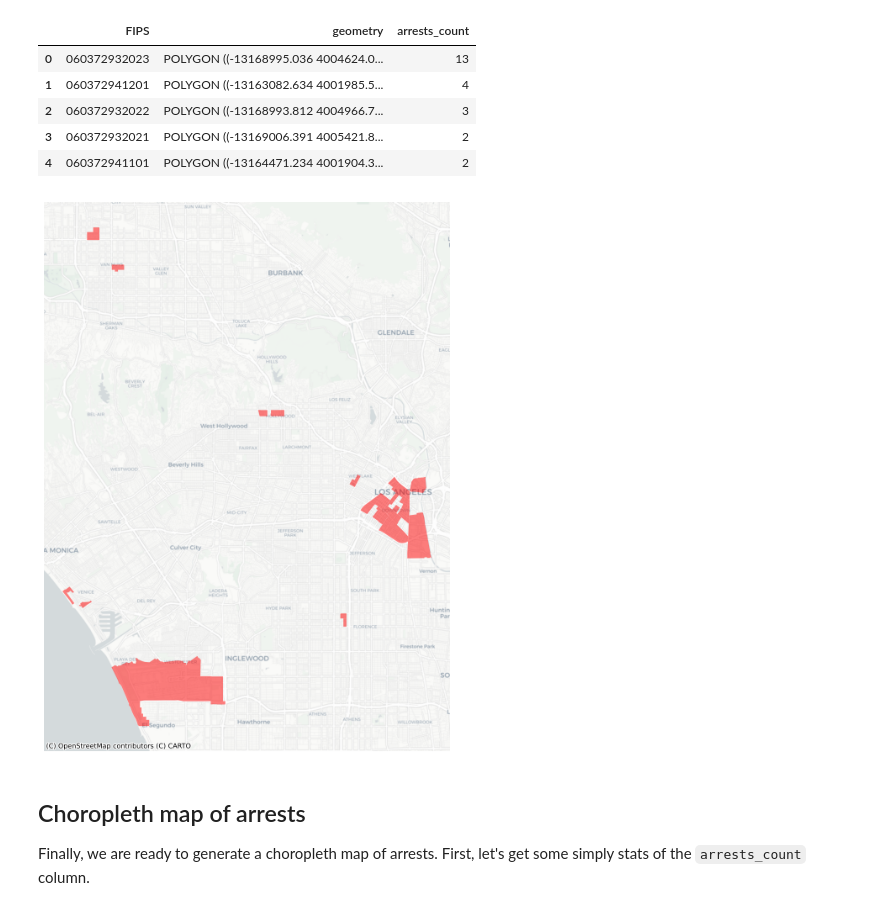
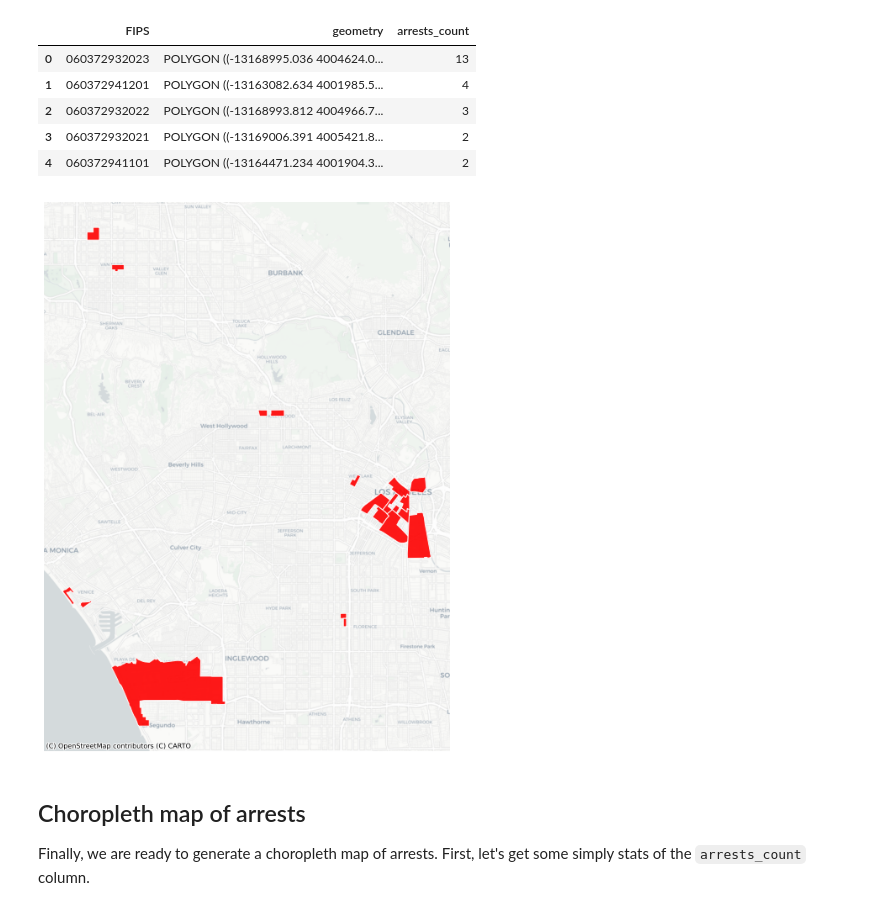
Before and after one commit to yohman/up206a, a Jupyter notebook: Weeks/Week08/Spatial Autocorrelation.ipynb, the cells around one changed output. Cells and saved outputs as stored; diff of their text form; code cells hidden in the pictures.

```diff
--- a/Weeks/Week08/Spatial Autocorrelation.ipynb
+++ b/Weeks/Week08/Spatial Autocorrelation.ipynb
@@ -114,7 +114,7 @@ client = Socrata("data.lacity.org", None)
 
 results = client.get("amvf-fr72",
                      limit=50000,
-                     where = "arst_date between '2020-03-01T00:00:00' and '2020-09-30T00:00:00'",
+                     where = "arst_date between '2020-03-01T00:00:00' and '2020-10-30T00:00:00'",
                      order='arst_date desc')
 
 # Convert to pandas DataFrame
@@ -213,7 +213,7 @@ base = gdf.plot(figsize=(12,12),
 ax = arrests.plot(ax=base,
                   color='red',
                   markersize=1,
-                  alpha=0.5)
+                  alpha=0.2)
 
 # use the bounding box coordinates to set the x and y limits
 ax.set_xlim(minx - 1000, maxx + 1000) # added/substracted value is to give some margin around total bounds
@@ -290,17 +290,19 @@ gdf.head()
 # %%
 # map the top 20 geographies
 ax = gdf.sort_values(by='arrests_count',ascending=False)[:20].plot(figsize=(12,12),
                                                              color='red',
-                                                             alpha=0.5)
+                                                             edgecolor='white',
+                                                             alpha=0.9,legend=True)
+
 
 
 # no axis
 ax.axis('off')
 
 # add a basemap
 ctx.add_basemap(ax,source=ctx.providers.CartoDB.Positron)
 # %% [output]
-[figure, old version]
+[figure, new version]
 # %% [markdown]
 ## Choropleth map of arrests
 
```
Also changed, not shown: parts of 22 cells of this notebook, 1 other file.
